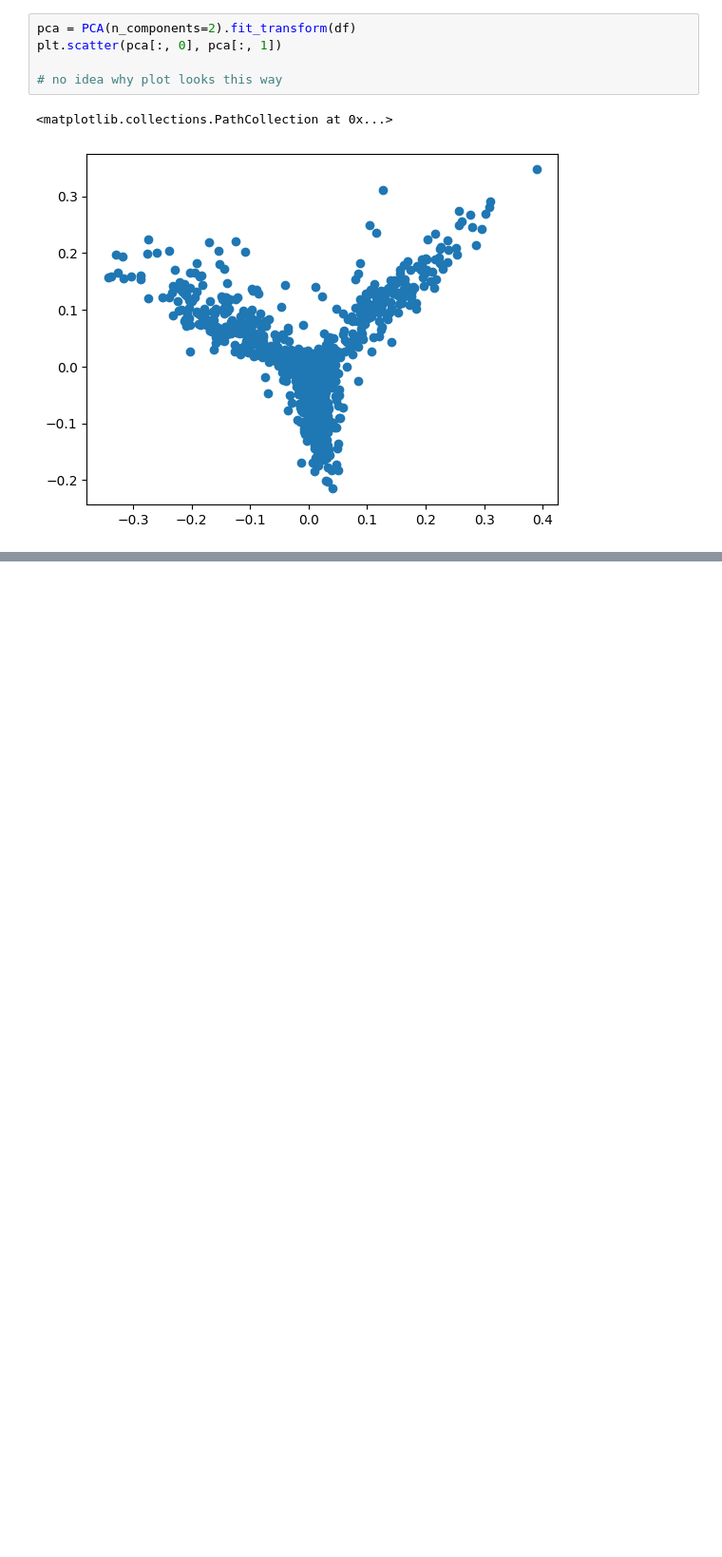
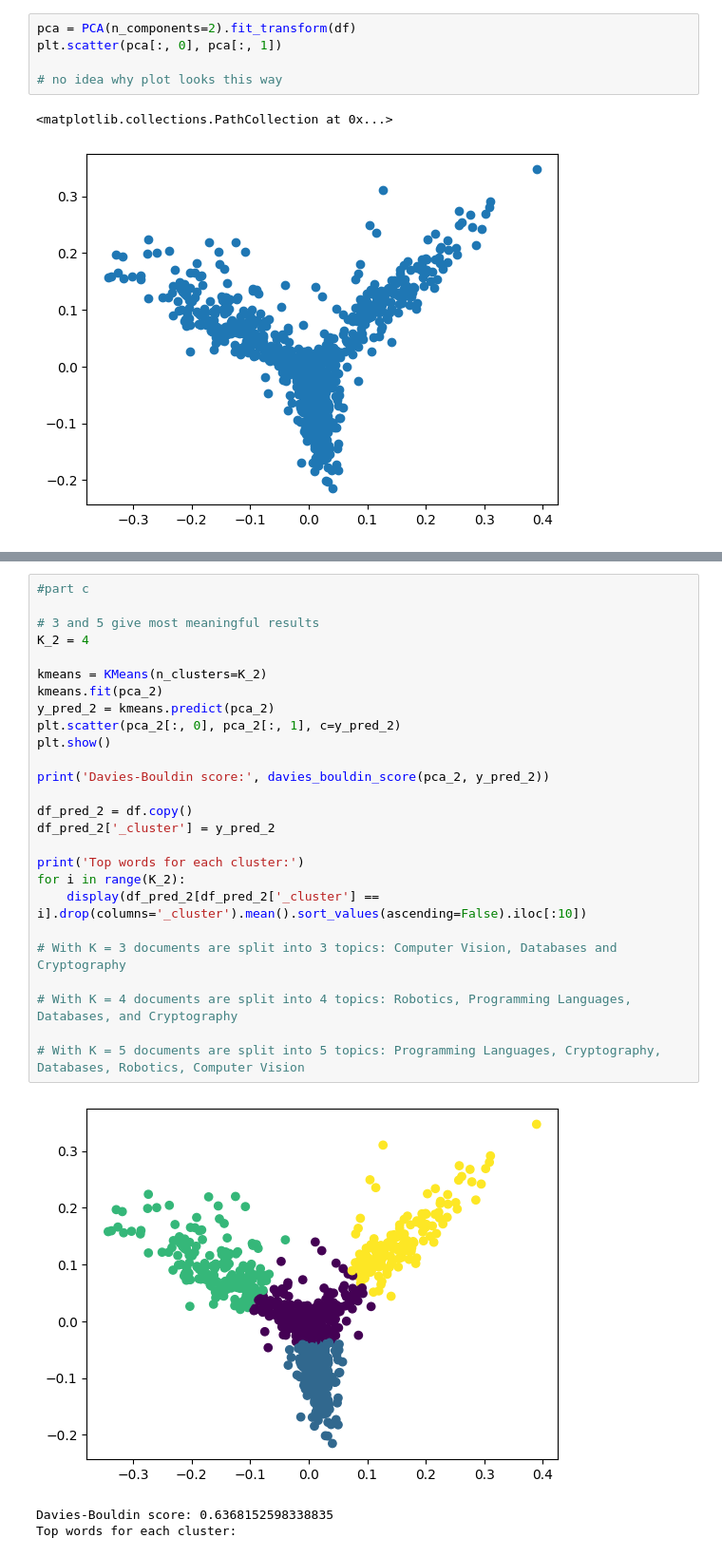
Before and after one commit to kerkkokonola/nlp, a Jupyter notebook: clustering.ipynb, the cells around one changed output, grey strips where cells are left out. Shown at 95% size. Cells and saved outputs as stored; diff of their text form; blank space fills up the shorter version.

```diff
--- a/clustering.ipynb
+++ b/clustering.ipynb
@@ -104,0 +131,30 @@ dtype: float64
+# %%
+#part c
+
+# 3 and 5 give most meaningful results
+K_2 = 4
+
+kmeans = KMeans(n_clusters=K_2)
+kmeans.fit(pca_2)
+y_pred_2 = kmeans.predict(pca_2)
+plt.scatter(pca_2[:, 0], pca_2[:, 1], c=y_pred_2)
+plt.show()
+
+print('Davies-Bouldin score:', davies_bouldin_score(pca_2, y_pred_2))
+
+df_pred_2 = df.copy()
+df_pred_2['_cluster'] = y_pred_2
+
+print('Top words for each cluster:')
+for i in range(K_2):
+    display(df_pred_2[df_pred_2['_cluster'] == i].drop(columns='_cluster').mean().sort_values(ascending=False).iloc[:10])
+
+# With K = 3 documents are split into 3 topics: Computer Vision, Databases and Cryptography
+
+# With K = 4 documents are split into 4 topics: Robotics, Programming Languages, Databases, and Cryptography
+
+# With K = 5 documents are split into 5 topics: Programming Languages, Cryptography, Databases, Robotics, Computer Vision
+# %% [output]
+[figure, added]
+Davies-Bouldin score: 0.6368152598338835
+Top words for each cluster:
```
Also changed, not shown: parts of 3 cells of this notebook.
